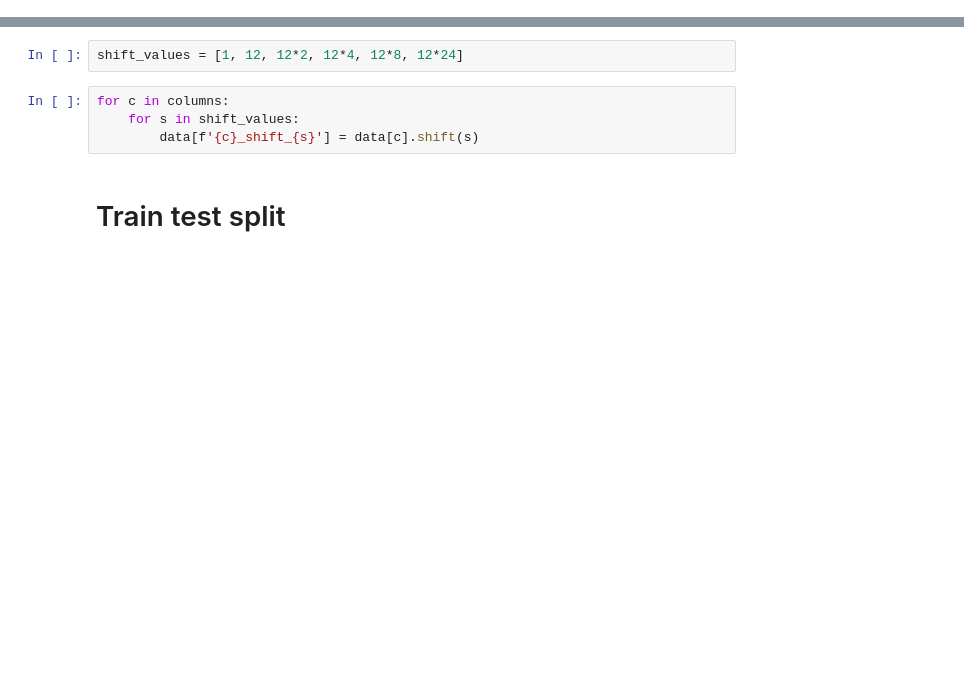
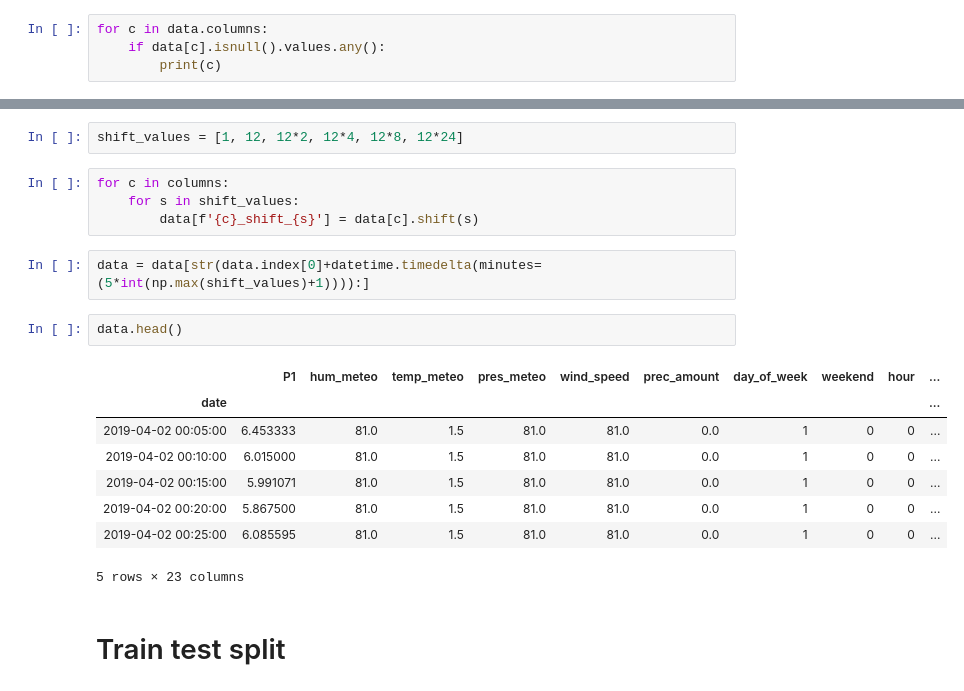
Before and after one commit to aerubanov/Proj_Air_Quality, a Jupyter notebook: notebooks/linear_lag.ipynb, the cells around one changed output, grey strips where cells are left out. Drawn from its saved outputs; the diff is of its cells as text; blank space fills up the shorter version.

```diff
--- a/notebooks/linear_lag.ipynb
+++ b/notebooks/linear_lag.ipynb
@@ -62,3 +85,7 @@ data = data[sel_columns]
+# %%
+for c in data.columns:
+    if data[c].isnull().values.any():
+        print(c)
 # %% [markdown]
 # Add lag variable
 # %%
@@ -78,6 +106,19 @@ shift_values = [1, 12, 12*2, 12*4, 12*8, 12*24]
 for c in columns:
     for s in shift_values:
         data[f'{c}_shift_{s}'] = data[c].shift(s)
+# %%
+data = data[str(data.index[0]+datetime.timedelta(minutes=(5*int(np.max(shift_values)+1)))):]
+# %%
+data.head()
+# %% [output]
+|  | P1 | hum_meteo | temp_meteo | pres_meteo | wind_speed | prec_amount | day_of_week | weekend | hour | ... |
+| date |  |  |  |  |  |  |  |  |  | ... |
+| 2019-04-02 00:05:00 | 6.453333 | 81.0 | 1.5 | 81.0 | 81.0 | 0.0 | 1 | 0 | 0 | ... |
+| 2019-04-02 00:10:00 | 6.015000 | 81.0 | 1.5 | 81.0 | 81.0 | 0.0 | 1 | 0 | 0 | ... |
+| 2019-04-02 00:15:00 | 5.991071 | 81.0 | 1.5 | 81.0 | 81.0 | 0.0 | 1 | 0 | 0 | ... |
+| 2019-04-02 00:20:00 | 5.867500 | 81.0 | 1.5 | 81.0 | 81.0 | 0.0 | 1 | 0 | 0 | ... |
+| 2019-04-02 00:25:00 | 6.085595 | 81.0 | 1.5 | 81.0 | 81.0 | 0.0 | 1 | 0 | 0 | ... |
+5 rows × 23 columns
 # %% [markdown]
 # Train test split
 # %%
```
Also changed, not shown: parts of 21 cells of this notebook.
